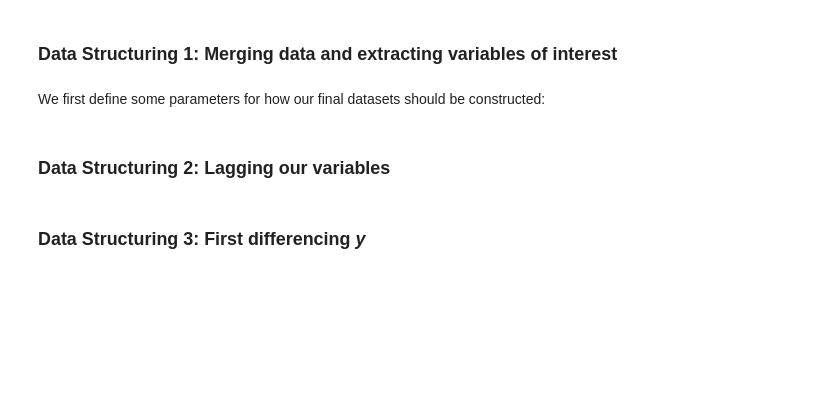
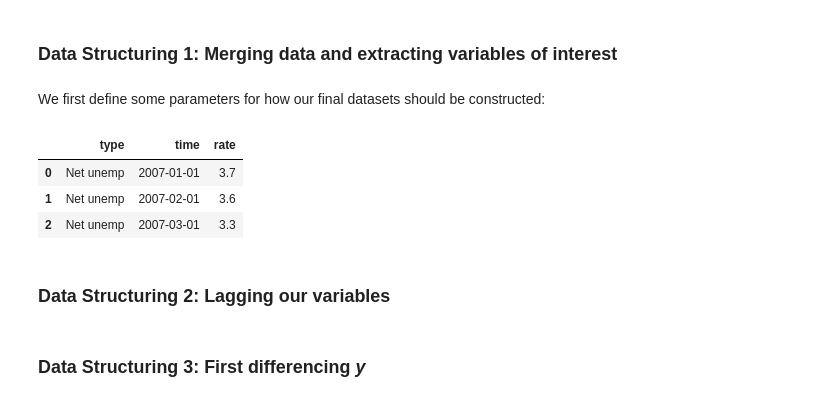
Before and after one commit to karlbindslev/sds_group29, a Jupyter notebook: Exam_project_cleanup.ipynb, the cells around one changed output. Cells and saved outputs as stored; diff of their text form; code cells hidden in the pictures; blank space fills up the shorter version.

```diff
--- a/Exam_project_cleanup.ipynb
+++ b/Exam_project_cleanup.ipynb
@@ -168,7 +168,13 @@ cut_n_months = 36
 # %%
 # extraction of the relevant unemployment rate series e.g. uncorrected net unemployment
 unemp_rates = df_all_unemp[(df_all_unemp['season_adj']==season_adjustment) & (df_all_unemp['type']==unemp_type)].drop(columns='season_adj')
 unemp_rates = unemp_rates.reset_index(drop=True)
+unemp_rates.head(3)
+# %% [output]
+|  | type | time | rate |
+| 0 | Net unemp | 2007-01-01 | 3.7 |
+| 1 | Net unemp | 2007-02-01 | 3.6 |
+| 2 | Net unemp | 2007-03-01 | 3.3 |
 # %%
 # Copying unemployment rates for creating first difference variable later
 unemp_rates_first_diff = unemp_rates.copy()
```
Also changed, not shown: parts of 8 cells of this notebook, 1 other file.
